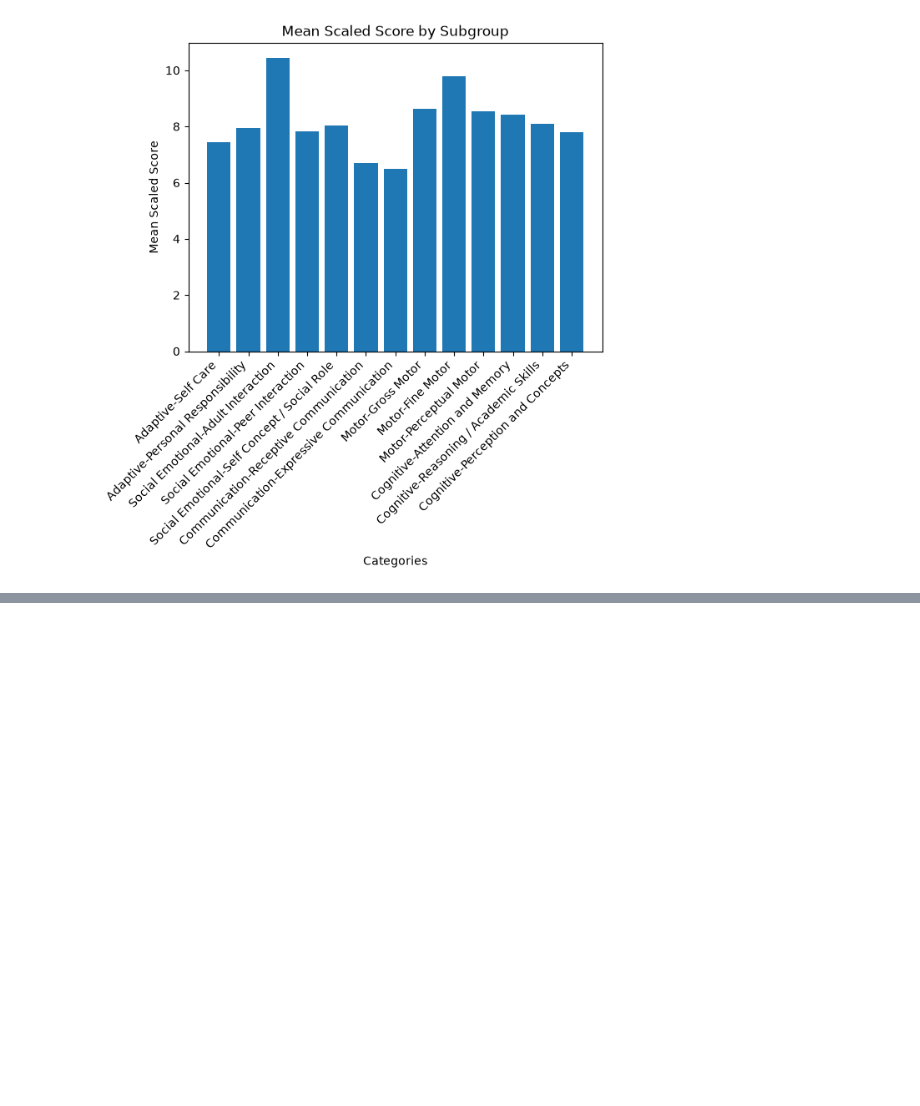
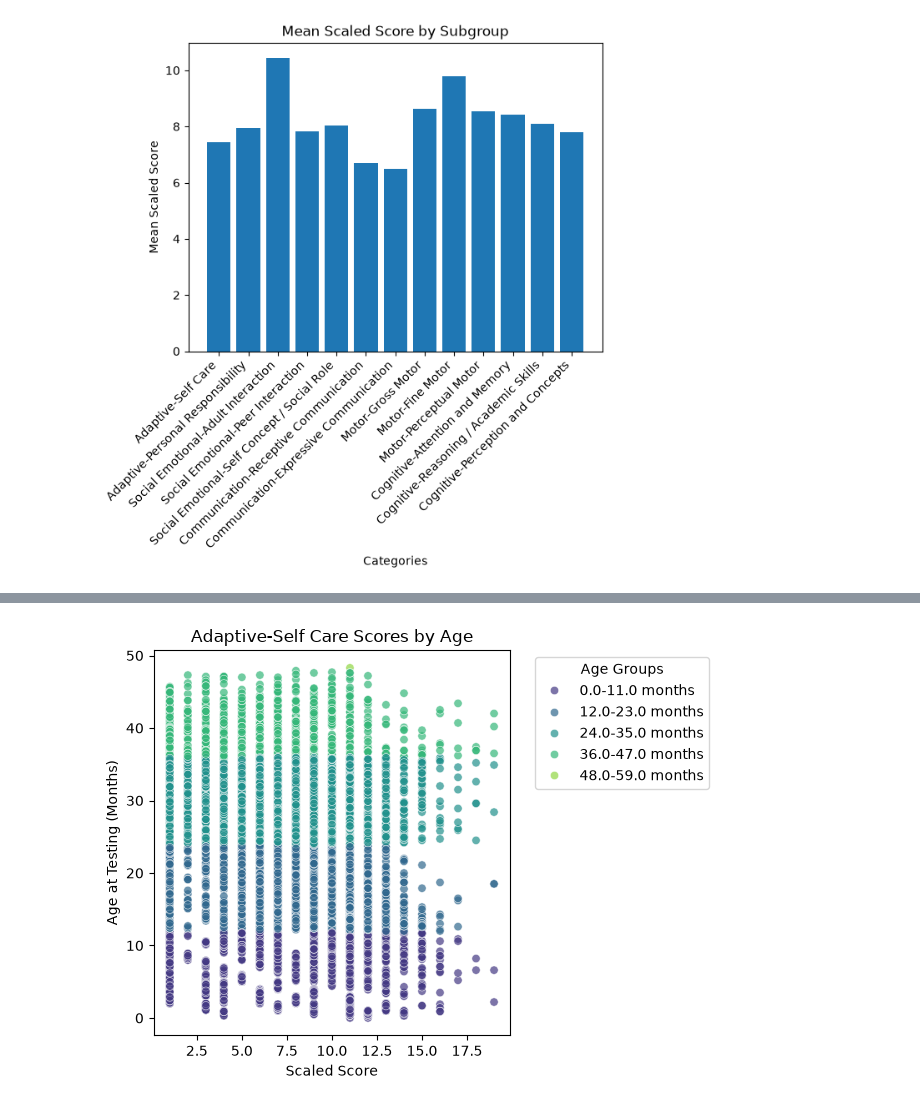
Before and after one commit to WilliamJGilliam/TEIS_Partner_Project, a Jupyter notebook: Teis.ipynb, the cells around one changed output, grey strips where cells are left out. Drawn from its saved outputs; the diff is of its cells as text; code cells hidden in the pictures; blank space fills up the shorter version.

```diff
--- a/Teis.ipynb
+++ b/Teis.ipynb
@@ -249,0 +335,8 @@ plt.show()
+# %%
+#cleaning it up and converting to month only
+for col in testing_dates:
+    eval_name = col.replace(' Date of Testing', '')
+
+    evals_unique[f'{eval_name} Age'] = (
+        (evals_unique[col] - evals_unique['Date of Birth']).dt.days / 30.4375
+    ).round(1)
@@ -249,0 +359,35 @@ plt.show()
+# %%
+# Create 12-month intervals
+max_age = evals_unique['Adaptive-Self Care Age'].max()
+
+bins = np.arange(0, ((max_age // 12) + 2) * 12, 12)
+
+labels = [
+    f'{start}-{start + 11} months'
+    for start in bins[:-1]
+]
+
+evals_unique['Age Group'] = pd.cut(
+    evals_unique['Adaptive-Self Care Age'],
+    bins=bins,
+    labels=labels,
+    right=False
+)
+# %%
+sns.scatterplot(
+    data=evals_unique,
+    y='Adaptive-Self Care Age',
+    x='Adaptive-Self Care SS',
+    hue='Age Group',
+    palette='viridis',
+    alpha=0.7
+)
+
+plt.title('Adaptive-Self Care Scores by Age')
+plt.ylabel('Age at Testing (Months)')
+plt.xlabel('Scaled Score')
+plt.legend(title='Age Groups', bbox_to_anchor=(1.05, 1))
+plt.tight_layout()
+plt.show()
+# %% [output]
+[figure, added]
```
Also changed, not shown: parts of 15 cells of this notebook, 1 other file.
